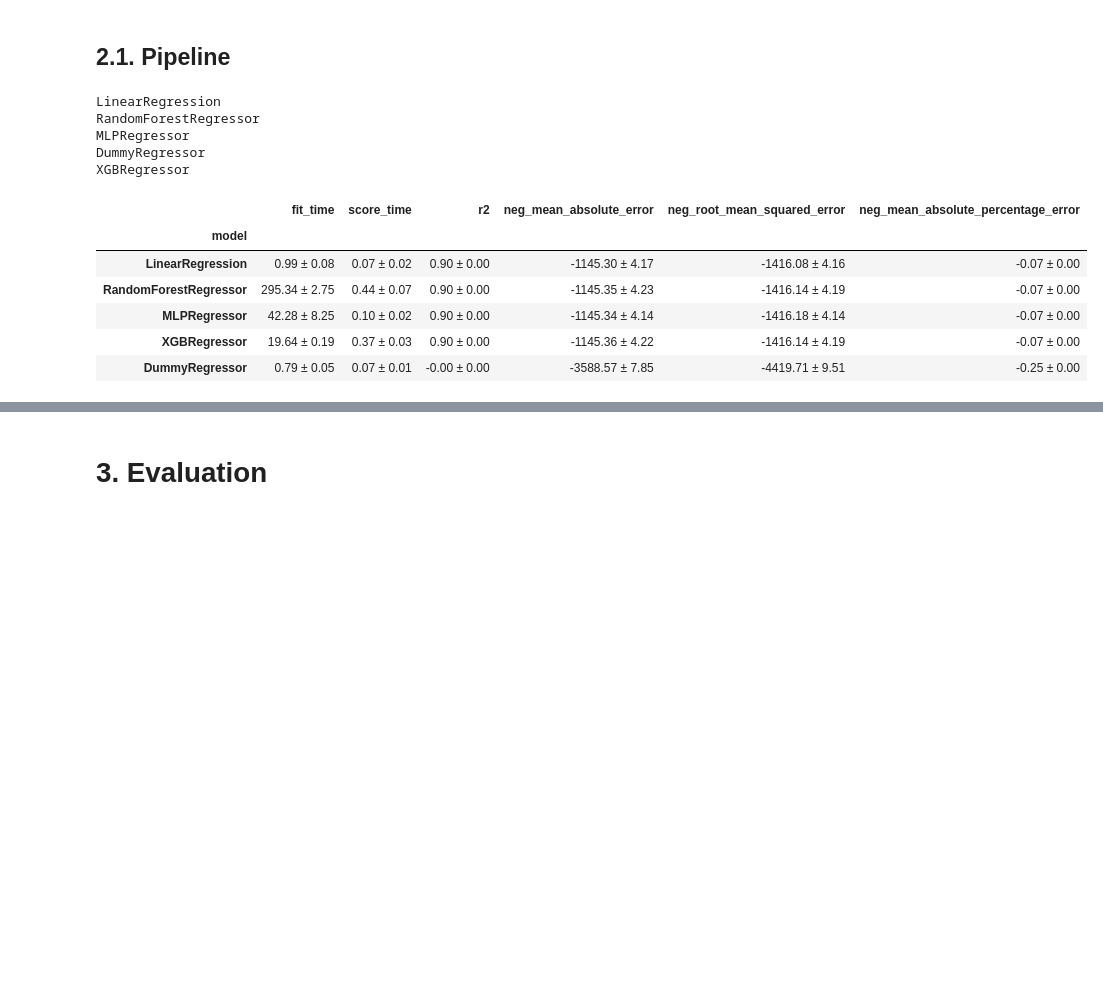
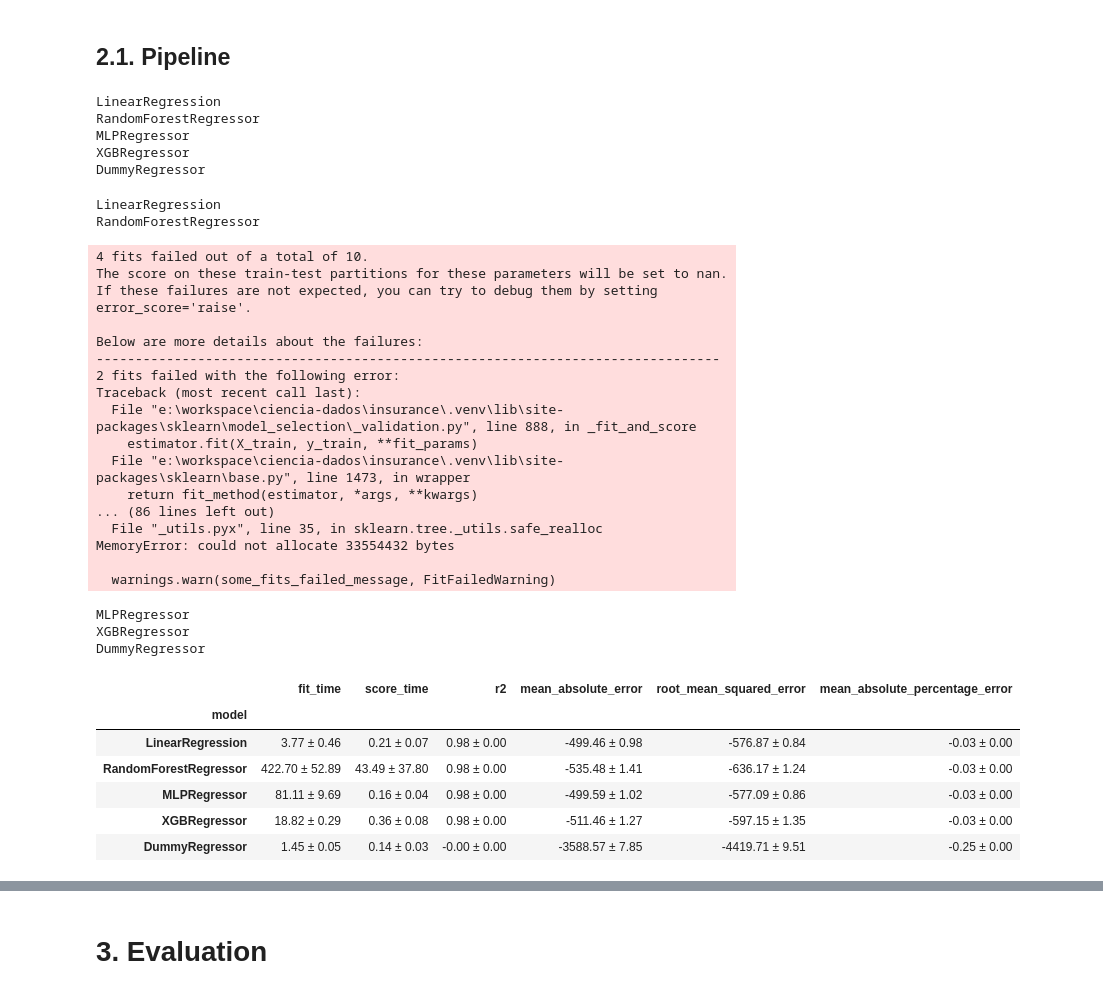
Before and after one commit to guipradow/insurance, a Jupyter notebook: notebooks/model.ipynb, the cells around one changed output, grey strips where cells are left out. Drawn from its saved outputs; the diff is of its cells as text; code cells hidden in the pictures; blank space fills up the shorter version.

Commit message:
main.py working, todo: apply k-fold in train

```diff
--- a/notebooks/model.ipynb
+++ b/notebooks/model.ipynb
@@ -94,56 +108,84 @@ models = [
     LinearRegression(),
     RandomForestRegressor(random_state=42),
     MLPRegressor(random_state=42),
-    DummyRegressor(),
-    XGBRegressor()
+    XGBRegressor(),
+    DummyRegressor()
 ]
 # %% [markdown]
 ## 2.1. Pipeline
 # %%
-X, y = df[FEATURES], df[TARGET]
+X, y = df[[*NUM_FEATURES, *CAT_FEATURES]], df[TARGET]
 X_train, X_test, y_train, y_test = train_test_split(X, y, test_size=.3,
                                                     random_state=42)
 # %%
 # Preprocessing
 preprocessor = make_column_transformer(
-    (OneHotEncoder(drop='if_binary'), FEATURES)
+    (StandardScaler(), NUM_FEATURES),
+    (OneHotEncoder(drop='if_binary'), CAT_FEATURES)
 )
+# %%
+for model in models:
+    print(model.__class__.__name__)
+# %% [output]
+LinearRegression
+RandomForestRegressor
+MLPRegressor
+XGBRegressor
+DummyRegressor
 # %%
 # Cross validation with stratified k-folds
 kf = KFold(n_splits=10, shuffle=True, random_state=42)
 cv_results = []
 
 for model in models:
     model_name = model.__class__.__name__
     print(model_name)
     model_pipeline = Pipeline(steps=[
         ('preprocessor', preprocessor),
-        ('model', model)
+        (model_name, model)
     ])
 
     result = cross_validate(model_pipeline, X_train, y_train,
                             scoring=['r2', 'neg_mean_absolute_error',
                                      'neg_root_mean_squared_error',
                                      'neg_mean_absolute_percentage_error'],
                                      cv=kf, n_jobs=-1)
     df_cv = pd.DataFrame(result)
     df_cv = df_cv.apply(lambda x: f'{x.mean():.2f} ± {x.std():.2f}').to_frame(model_name).T
     cv_results.append(df_cv)
 
 df_cv_results = pd.concat(cv_results).sort_values('test_r2', ascending=False)
 df_cv_results.columns = df_cv_results.columns.str.replace('test_','')
+df_cv_results.columns = df_cv_results.columns.str.replace('neg_','')
 df_cv_results = df_cv_results.rename_axis('model')
 display(df_cv_results)
 # %% [output]
 LinearRegression
 RandomForestRegressor
-MLPRegressor
-DummyRegressor
-XGBRegressor
+4 fits failed out of a total of 10.
+The score on these train-test partitions for these parameters will be set to nan.
+If these failures are not expected, you can try to debug them by setting error_score='raise'.
+
+Below are more details about the failures:
+--------------------------------------------------------------------------------
+2 fits failed with the following error:
+Traceback (most recent call last):
+  File "e:\workspace\ciencia-dados\insurance\.venv\lib\site-packages\sklearn\model_selection\_validation.py", line 888, in _fit_and_score
+    estimator.fit(X_train, y_train, **fit_params)
+  File "e:\workspace\ciencia-dados\insurance\.venv\lib\site-packages\sklearn\base.py", line 1473, in wrapper
+    return fit_method(estimator, *args, **kwargs)
+... (86 lines left out)
+  File "_utils.pyx", line 35, in sklearn.tree._utils.safe_realloc
+MemoryError: could not allocate 33554432 bytes
+
+  warnings.warn(some_fits_failed_message, FitFailedWarning)
+MLPRegressor
+XGBRegressor
+DummyRegressor
-|  | fit_time | score_time | r2 | neg_mean_absolute_error | neg_root_mean_squared_error | neg_mean_absolute_percentage_error |
+|  | fit_time | score_time | r2 | mean_absolute_error | root_mean_squared_error | mean_absolute_percentage_error |
 | model |  |  |  |  |  |  |
-| LinearRegression | 0.99 ± 0.08 | 0.07 ± 0.02 | 0.90 ± 0.00 | -1145.30 ± 4.17 | -1416.08 ± 4.16 | -0.07 ± 0.00 |
-| RandomForestRegressor | 295.34 ± 2.75 | 0.44 ± 0.07 | 0.90 ± 0.00 | -1145.35 ± 4.23 | -1416.14 ± 4.19 | -0.07 ± 0.00 |
-| MLPRegressor | 42.28 ± 8.25 | 0.10 ± 0.02 | 0.90 ± 0.00 | -1145.34 ± 4.14 | -1416.18 ± 4.14 | -0.07 ± 0.00 |
-| XGBRegressor | 19.64 ± 0.19 | 0.37 ± 0.03 | 0.90 ± 0.00 | -1145.36 ± 4.22 | -1416.14 ± 4.19 | -0.07 ± 0.00 |
-| DummyRegressor | 0.79 ± 0.05 | 0.07 ± 0.01 | -0.00 ± 0.00 | -3588.57 ± 7.85 | -4419.71 ± 9.51 | -0.25 ± 0.00 |
+| LinearRegression | 3.77 ± 0.46 | 0.21 ± 0.07 | 0.98 ± 0.00 | -499.46 ± 0.98 | -576.87 ± 0.84 | -0.03 ± 0.00 |
+| RandomForestRegressor | 422.70 ± 52.89 | 43.49 ± 37.80 | 0.98 ± 0.00 | -535.48 ± 1.41 | -636.17 ± 1.24 | -0.03 ± 0.00 |
+| MLPRegressor | 81.11 ± 9.69 | 0.16 ± 0.04 | 0.98 ± 0.00 | -499.59 ± 1.02 | -577.09 ± 0.86 | -0.03 ± 0.00 |
+| XGBRegressor | 18.82 ± 0.29 | 0.36 ± 0.08 | 0.98 ± 0.00 | -511.46 ± 1.27 | -597.15 ± 1.35 | -0.03 ± 0.00 |
+| DummyRegressor | 1.45 ± 0.05 | 0.14 ± 0.03 | -0.00 ± 0.00 | -3588.57 ± 7.85 | -4419.71 ± 9.51 | -0.25 ± 0.00 |
```
Also changed, not shown: parts of 31 cells of this notebook, 10 other files.
